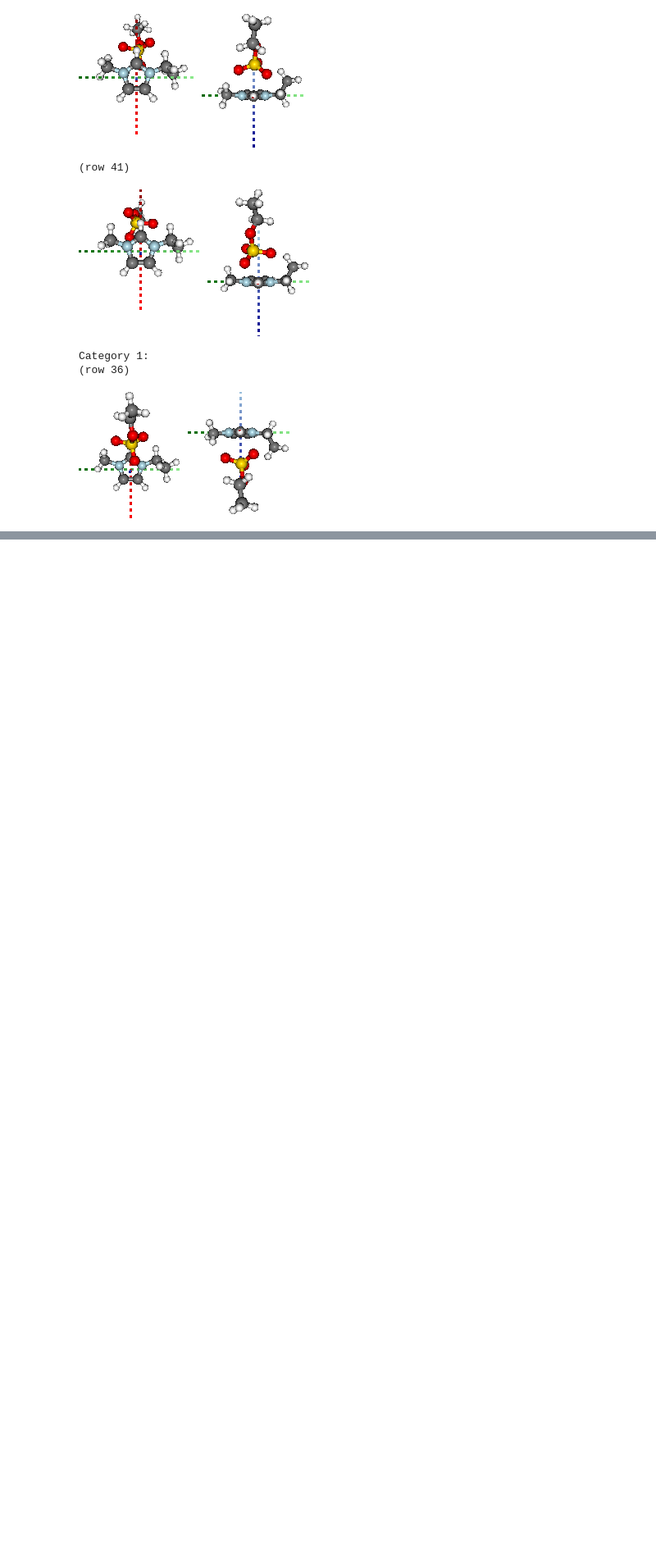
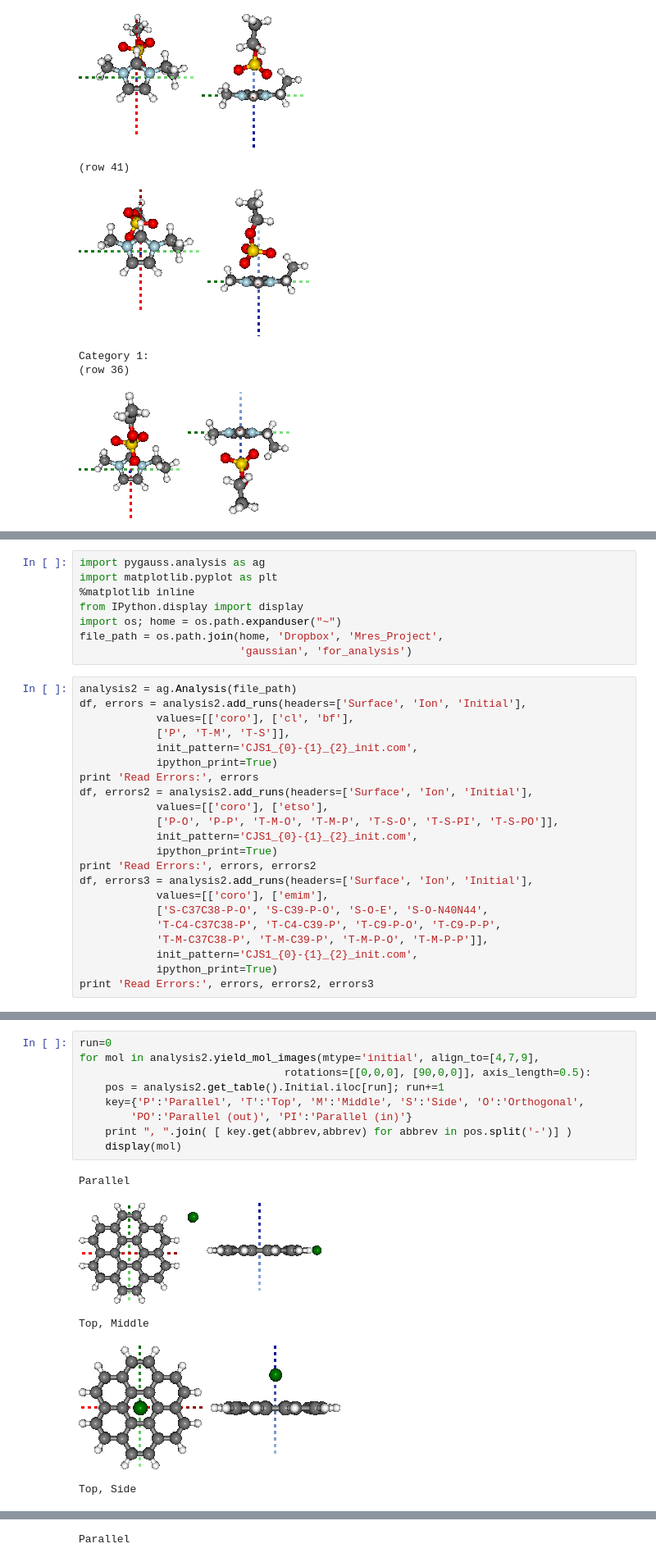
Before and after one commit to chrisjsewell/PyGauss, a Jupyter notebook: ipython_notebooks/IL-GQD Analysis.ipynb, the cells around one changed output, grey strips where cells are left out. Shown at 82% size. Saved outputs shown, nothing was run; the diff lists cells and outputs as text; blank space fills up the shorter version.

```diff
--- a/ipython_notebooks/IL-GQD Analysis.ipynb
+++ b/ipython_notebooks/IL-GQD Analysis.ipynb
@@ -340,0 +361,30 @@ Category 2:
+# %%
+import pygauss.analysis as ag
+import matplotlib.pyplot as plt
+%matplotlib inline
+from IPython.display import display
+import os; home = os.path.expanduser("~")
+file_path = os.path.join(home, 'Dropbox', 'Mres_Project',
+                         'gaussian', 'for_analysis')
+# %%
+analysis2 = ag.Analysis(file_path)
+df, errors = analysis2.add_runs(headers=['Surface', 'Ion', 'Initial'],
+            values=[['coro'], ['cl', 'bf'],
+            ['P', 'T-M', 'T-S']],
+            init_pattern='CJS1_{0}-{1}_{2}_init.com',
+            ipython_print=True)
+print 'Read Errors:', errors
+df, errors2 = analysis2.add_runs(headers=['Surface', 'Ion', 'Initial'],
+            values=[['coro'], ['etso'],
+            ['P-O', 'P-P', 'T-M-O', 'T-M-P', 'T-S-O', 'T-S-PI', 'T-S-PO']],
+            init_pattern='CJS1_{0}-{1}_{2}_init.com',
+            ipython_print=True)
+print 'Read Errors:', errors, errors2
+df, errors3 = analysis2.add_runs(headers=['Surface', 'Ion', 'Initial'],
+            values=[['coro'], ['emim'],
+            ['S-C37C38-P-O', 'S-C39-P-O', 'S-O-E', 'S-O-N40N44',
+            'T-C4-C37C38-P', 'T-C4-C39-P', 'T-C9-P-O', 'T-C9-P-P',
+            'T-M-C37C38-P', 'T-M-C39-P', 'T-M-P-O', 'T-M-P-P']],
+            init_pattern='CJS1_{0}-{1}_{2}_init.com',
+            ipython_print=True)
+print 'Read Errors:', errors, errors2, errors3
@@ -340,0 +393,15 @@ Category 2:
+# %%
+run=0
+for mol in analysis2.yield_mol_images(mtype='initial', align_to=[4,7,9],
+                                rotations=[[0,0,0], [90,0,0]], axis_length=0.5):
+    pos = analysis2.get_table().Initial.iloc[run]; run+=1
+    key={'P':'Parallel', 'T':'Top', 'M':'Middle', 'S':'Side', 'O':'Orthogonal',
+        'PO':'Parallel (out)', 'PI':'Parallel (in)'}
+    print ", ".join( [ key.get(abbrev,abbrev) for abbrev in pos.split('-')] )
+    display(mol)
+# %% [output]
+Parallel
+[figure, added]
+Top, Middle
+[figure, added]
+Top, Side
@@ -340,0 +409 @@ Category 2:
+Parallel
```
Also changed, not shown: parts of 9 cells of this notebook, 1 other file.
